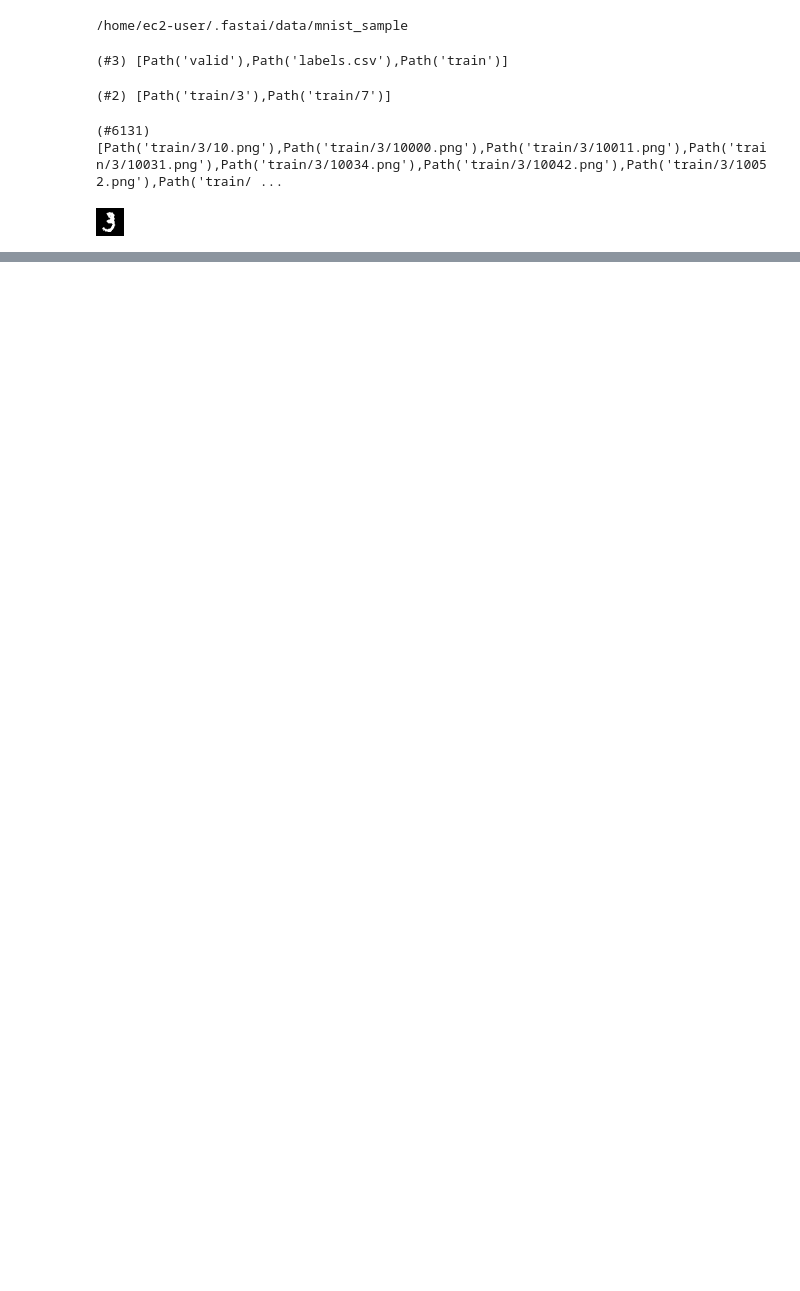
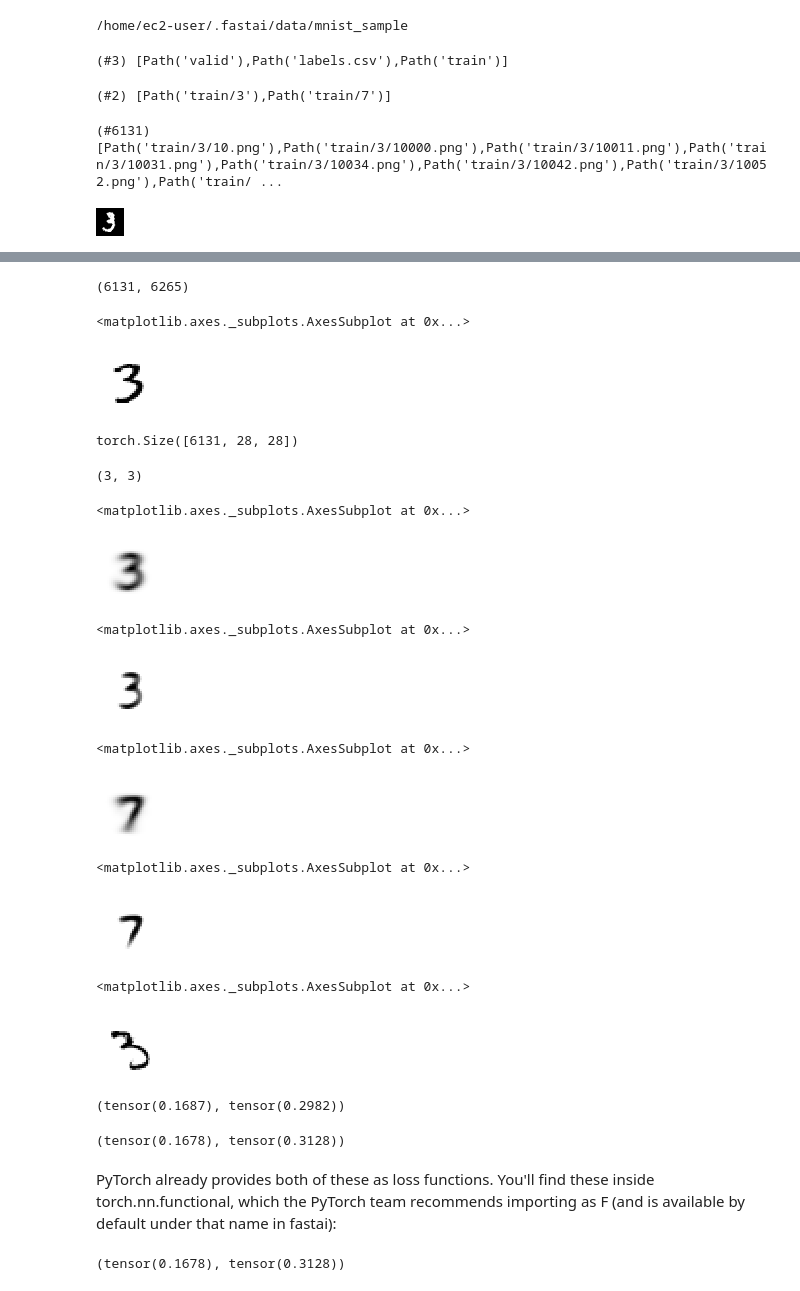
Before and after one commit to code4plot/aws, a Jupyter notebook: MNIST_3-7.ipynb, the cells around one changed output, grey strips where cells are left out. Saved outputs shown, nothing was run; the diff lists cells and outputs as text; code cells hidden in the pictures; blank space fills up the shorter version.

```diff
--- a/MNIST_3-7.ipynb
+++ b/MNIST_3-7.ipynb
@@ -43,0 +86,78 @@ im3
+# %%
+#load all images into tensors
+three_tensors = [tensor(Image.open(o)) for o in threes]
+seven_tensors = [tensor(Image.open(o)) for o in sevens]
+len(three_tensors), len(seven_tensors)
+# %% [output]
+(6131, 6265)
+# %%
+cmap = {'cmap':'Greys'}
+show_image(three_tensors[1], **cmap) #added kwargs to address the error, when default 'cmap':'Grays'
+# %% [output]
+<matplotlib.axes._subplots.AxesSubplot at 0x...>
+[figure, added]
+# %%
+#stack the images and cast the values as float (0,1)
+stacked_threes = torch.stack(three_tensors).float()/255
+stacked_sevens = torch.stack(seven_tensors).float()/255
+stacked_threes.shape
+# %% [output]
+torch.Size([6131, 28, 28])
+# %%
+len(stacked_threes.shape), stacked_threes.ndim
+# %% [output]
+(3, 3)
+# %%
+#stack by mean
+mean3 = stacked_threes.mean(0) #argument 0 to set which dimension to stack
+show_image(mean3, **cmap)
+# %% [output]
+<matplotlib.axes._subplots.AxesSubplot at 0x...>
+[figure, added]
+# %%
+#stack by median
+med3 = stacked_threes.quantile(q = 0.5, dim = 0)
+show_image(med3, **cmap)
+# %% [output]
+<matplotlib.axes._subplots.AxesSubplot at 0x...>
+[figure, added]
+# %%
+#for sevens
+mean7 = stacked_sevens.mean(0)
+show_image(mean7, **cmap)
+# %% [output]
+<matplotlib.axes._subplots.AxesSubplot at 0x...>
+[figure, added]
+# %%
+med7 = stacked_sevens.quantile(0.5, 0)
+show_image(med7, **cmap)
+# %% [output]
+<matplotlib.axes._subplots.AxesSubplot at 0x...>
+[figure, added]
+# %%
+#use a single image of a three as example
+a_3 = stacked_threes[random.randint(0,len(three_tensors))]
+show_image(a_3, **cmap)
+# %% [output]
+<matplotlib.axes._subplots.AxesSubplot at 0x...>
+[figure, added]
+# %%
+#l1 and mse loss against ideal 3
+dist_3_abs = (a_3 - mean3).abs().mean()
+dist_3_rmse = ((a_3 - mean3)**2).mean().sqrt()
+dist_3_abs, dist_3_rmse
+# %% [output]
+(tensor(0.1687), tensor(0.2982))
+# %%
+#l1 and mse loss against ideal 7
+dist_7_abs = (a_3 - mean7).abs().mean()
+dist_7_rmse = ((a_3 - mean7)**2).mean().sqrt()
+dist_7_abs, dist_7_rmse
+# %% [output]
+(tensor(0.1678), tensor(0.3128))
+# %% [markdown]
+PyTorch already provides both of these as loss functions. You'll find these inside torch.nn.functional, which the PyTorch team recommends importing as F (and is available by default under that name in fastai):
+# %%
+F.l1_loss(a_3, mean7), F.mse_loss(a_3, mean7).sqrt()
+# %% [output]
+(tensor(0.1678), tensor(0.3128))
```
Also changed, not shown: parts of 3 cells of this notebook.
